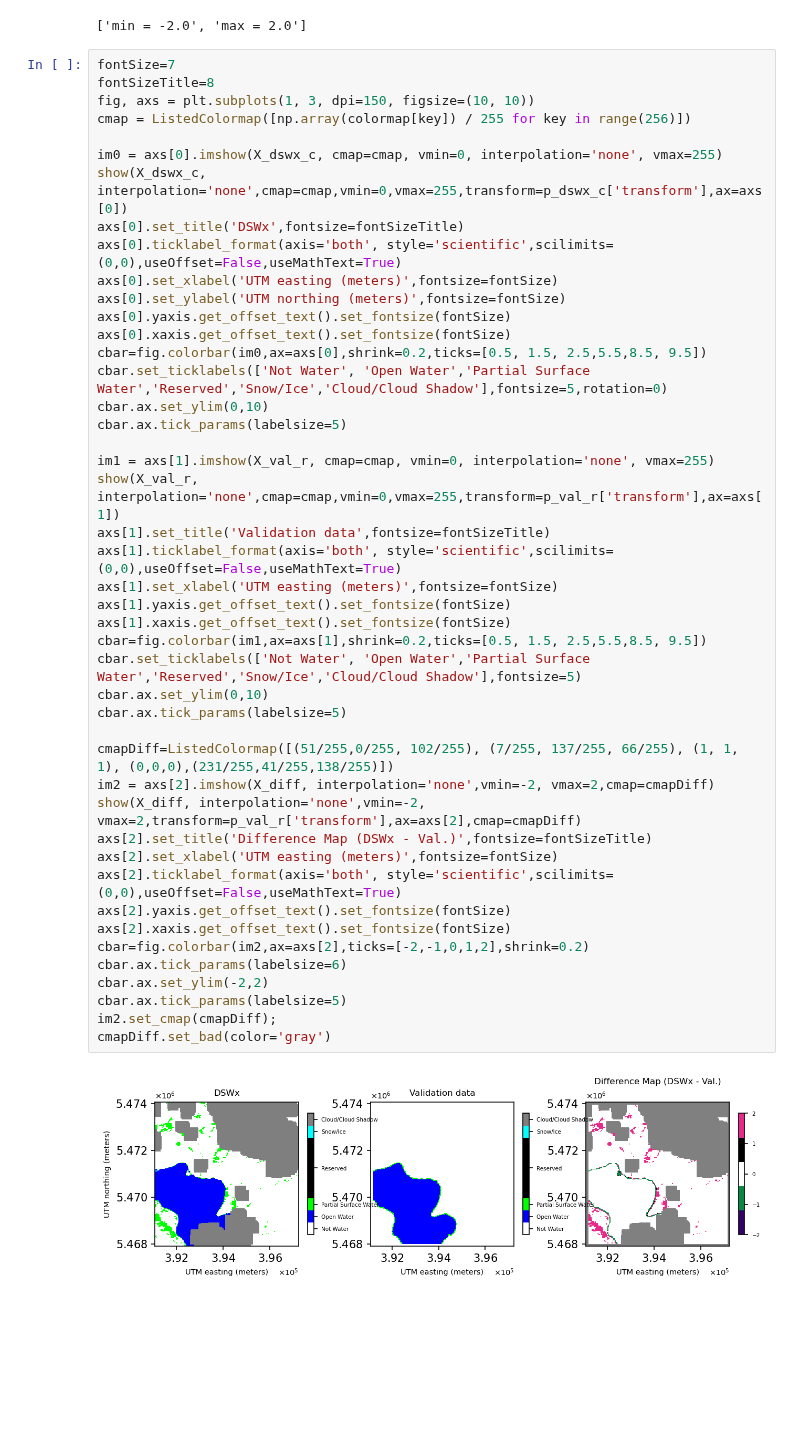
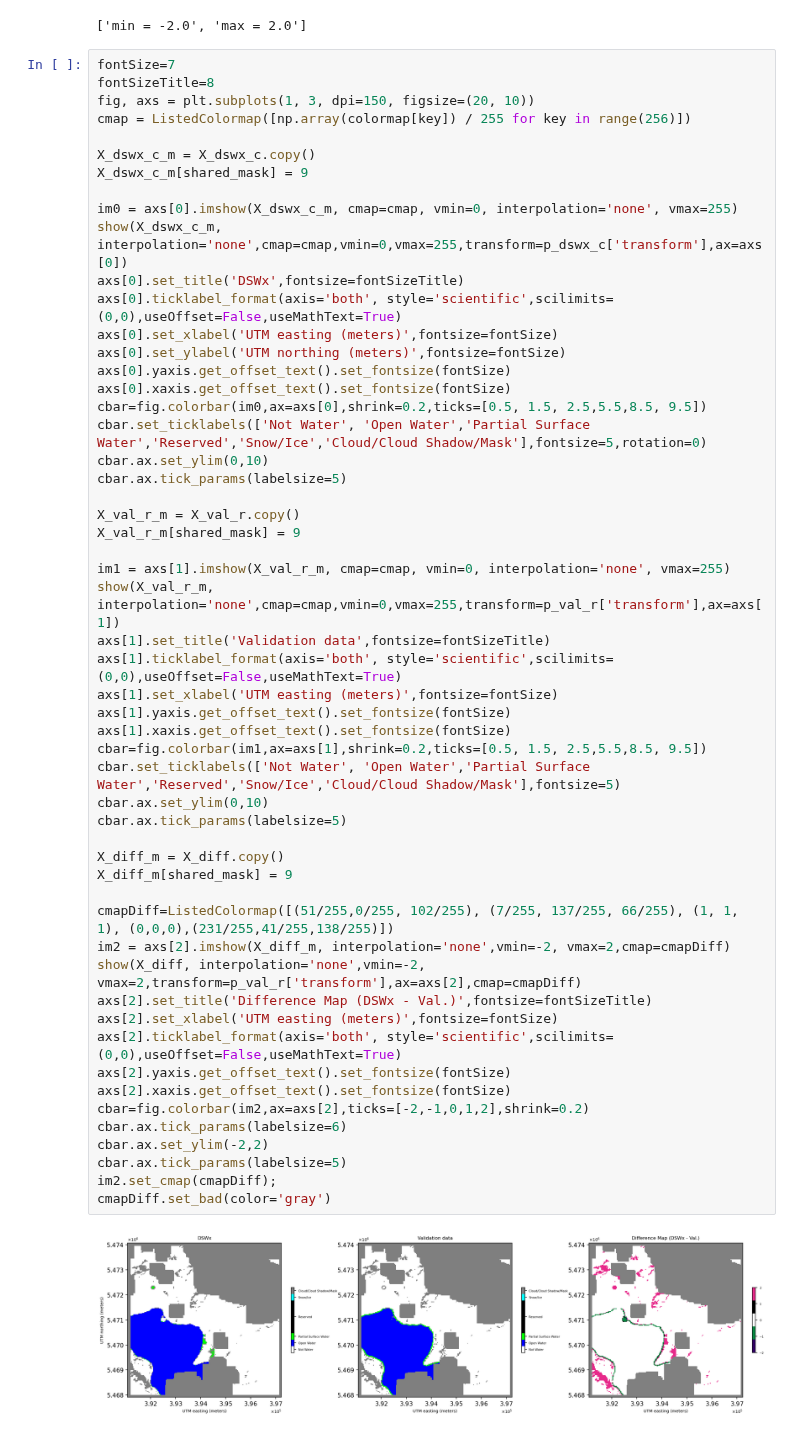
Before and after one commit to OPERA-Cal-Val/DSWx-HLS-Requirement-Verification, a Jupyter notebook: 0-Verify_Requirements.ipynb, the cells around one changed output. Cells and saved outputs as stored; diff of their text form; blank space fills up the shorter version.

```diff
--- a/0-Verify_Requirements.ipynb
+++ b/0-Verify_Requirements.ipynb
@@ -830,47 +833,56 @@ print(["min = "  + str(np.nanmin(X_diff)), "max = " + str(np.nanmax(X_diff))])
 # %%
 fontSize=7
 fontSizeTitle=8
-fig, axs = plt.subplots(1, 3, dpi=150, figsize=(10, 10))
+fig, axs = plt.subplots(1, 3, dpi=150, figsize=(20, 10))
 cmap = ListedColormap([np.array(colormap[key]) / 255 for key in range(256)])
 
-im0 = axs[0].imshow(X_dswx_c, cmap=cmap, vmin=0, interpolation='none', vmax=255)
-show(X_dswx_c, interpolation='none',cmap=cmap,vmin=0,vmax=255,transform=p_dswx_c['transform'],ax=axs[0])
+X_dswx_c_m = X_dswx_c.copy()
+X_dswx_c_m[shared_mask] = 9
+
+im0 = axs[0].imshow(X_dswx_c_m, cmap=cmap, vmin=0, interpolation='none', vmax=255)
+show(X_dswx_c_m, interpolation='none',cmap=cmap,vmin=0,vmax=255,transform=p_dswx_c['transform'],ax=axs[0])
 axs[0].set_title('DSWx',fontsize=fontSizeTitle)
 axs[0].ticklabel_format(axis='both', style='scientific',scilimits=(0,0),useOffset=False,useMathText=True)
 axs[0].set_xlabel('UTM easting (meters)',fontsize=fontSize)
 axs[0].set_ylabel('UTM northing (meters)',fontsize=fontSize)
 axs[0].yaxis.get_offset_text().set_fontsize(fontSize)
 axs[0].xaxis.get_offset_text().set_fontsize(fontSize)
 cbar=fig.colorbar(im0,ax=axs[0],shrink=0.2,ticks=[0.5, 1.5, 2.5,5.5,8.5, 9.5])
-cbar.set_ticklabels(['Not Water', 'Open Water','Partial Surface Water','Reserved','Snow/Ice','Cloud/Cloud Shadow'],fontsize=5,rotation=0)
+cbar.set_ticklabels(['Not Water', 'Open Water','Partial Surface Water','Reserved','Snow/Ice','Cloud/Cloud Shadow/Mask'],fontsize=5,rotation=0)
 cbar.ax.set_ylim(0,10)
 cbar.ax.tick_params(labelsize=5)
 
-im1 = axs[1].imshow(X_val_r, cmap=cmap, vmin=0, interpolation='none', vmax=255)
-show(X_val_r, interpolation='none',cmap=cmap,vmin=0,vmax=255,transform=p_val_r['transform'],ax=axs[1])
+X_val_r_m = X_val_r.copy()
+X_val_r_m[shared_mask] = 9
+
+im1 = axs[1].imshow(X_val_r_m, cmap=cmap, vmin=0, interpolation='none', vmax=255)
+show(X_val_r_m, interpolation='none',cmap=cmap,vmin=0,vmax=255,transform=p_val_r['transform'],ax=axs[1])
 axs[1].set_title('Validation data',fontsize=fontSizeTitle)
 axs[1].ticklabel_format(axis='both', style='scientific',scilimits=(0,0),useOffset=False,useMathText=True)
 axs[1].set_xlabel('UTM easting (meters)',fontsize=fontSize)
 axs[1].yaxis.get_offset_text().set_fontsize(fontSize)
 axs[1].xaxis.get_offset_text().set_fontsize(fontSize)
 cbar=fig.colorbar(im1,ax=axs[1],shrink=0.2,ticks=[0.5, 1.5, 2.5,5.5,8.5, 9.5])
-cbar.set_ticklabels(['Not Water', 'Open Water','Partial Surface Water','Reserved','Snow/Ice','Cloud/Cloud Shadow'],fontsize=5)
+cbar.set_ticklabels(['Not Water', 'Open Water','Partial Surface Water','Reserved','Snow/Ice','Cloud/Cloud Shadow/Mask'],fontsize=5)
 cbar.ax.set_ylim(0,10)
 cbar.ax.tick_params(labelsize=5)
 
+X_diff_m = X_diff.copy()
+X_diff_m[shared_mask] = 9
+
 cmapDiff=ListedColormap([(51/255,0/255, 102/255), (7/255, 137/255, 66/255), (1, 1, 1), (0,0,0),(231/255,41/255,138/255)])
-im2 = axs[2].imshow(X_diff, interpolation='none',vmin=-2, vmax=2,cmap=cmapDiff)
+im2 = axs[2].imshow(X_diff_m, interpolation='none',vmin=-2, vmax=2,cmap=cmapDiff)
 show(X_diff, interpolation='none',vmin=-2, vmax=2,transform=p_val_r['transform'],ax=axs[2],cmap=cmapDiff)
 axs[2].set_title('Difference Map (DSWx - Val.)',fontsize=fontSizeTitle)
 axs[2].set_xlabel('UTM easting (meters)',fontsize=fontSize)
 axs[2].ticklabel_format(axis='both', style='scientific',scilimits=(0,0),useOffset=False,useMathText=True)
 axs[2].yaxis.get_offset_text().set_fontsize(fontSize)
 axs[2].xaxis.get_offset_text().set_fontsize(fontSize)
 cbar=fig.colorbar(im2,ax=axs[2],ticks=[-2,-1,0,1,2],shrink=0.2)
 cbar.ax.tick_params(labelsize=6)
 cbar.ax.set_ylim(-2,2)
 cbar.ax.tick_params(labelsize=5)
 im2.set_cmap(cmapDiff);
 cmapDiff.set_bad(color='gray')
 # %% [output]
-[figure, old version]
+[figure, new version]
```
Also changed, not shown: parts of 4 cells of this notebook.
